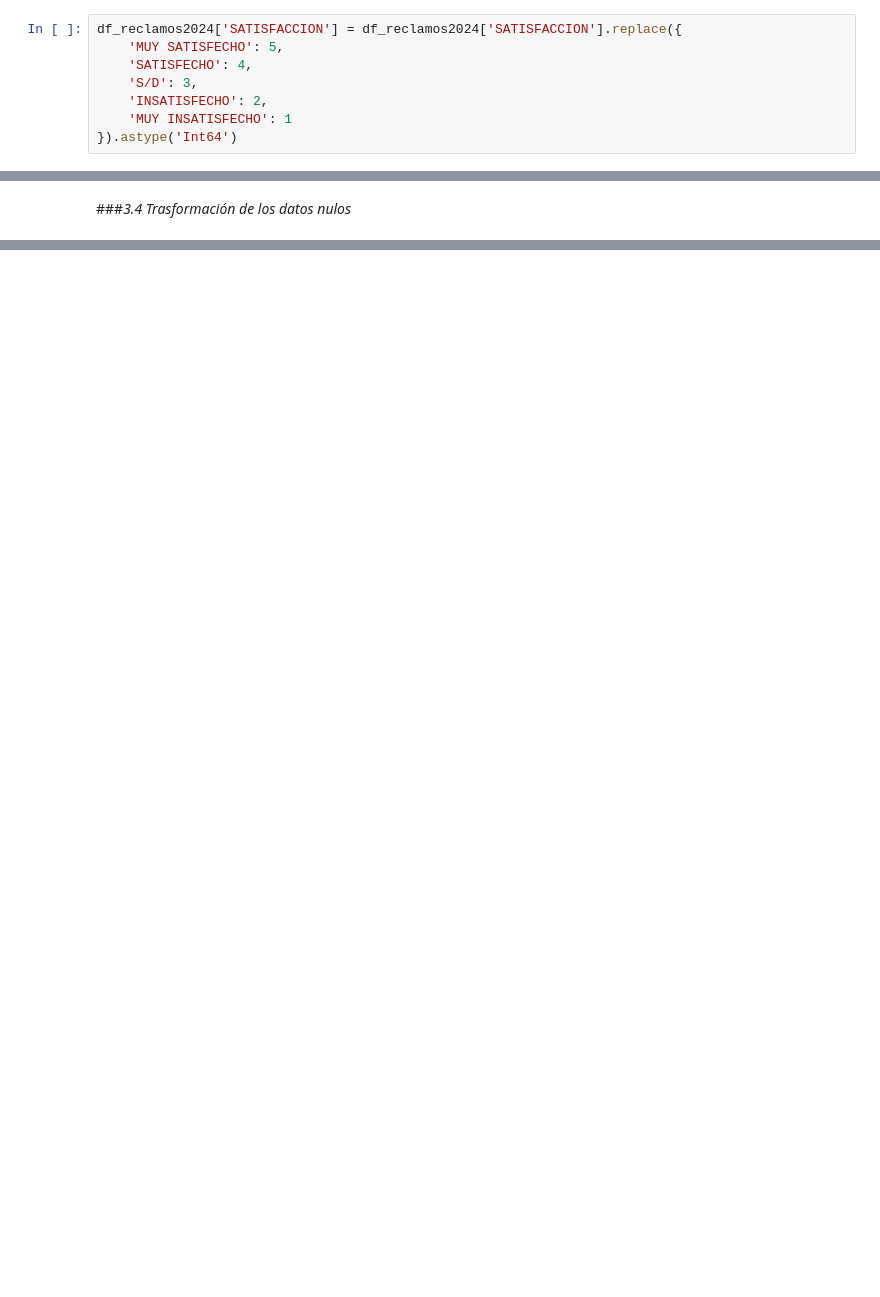
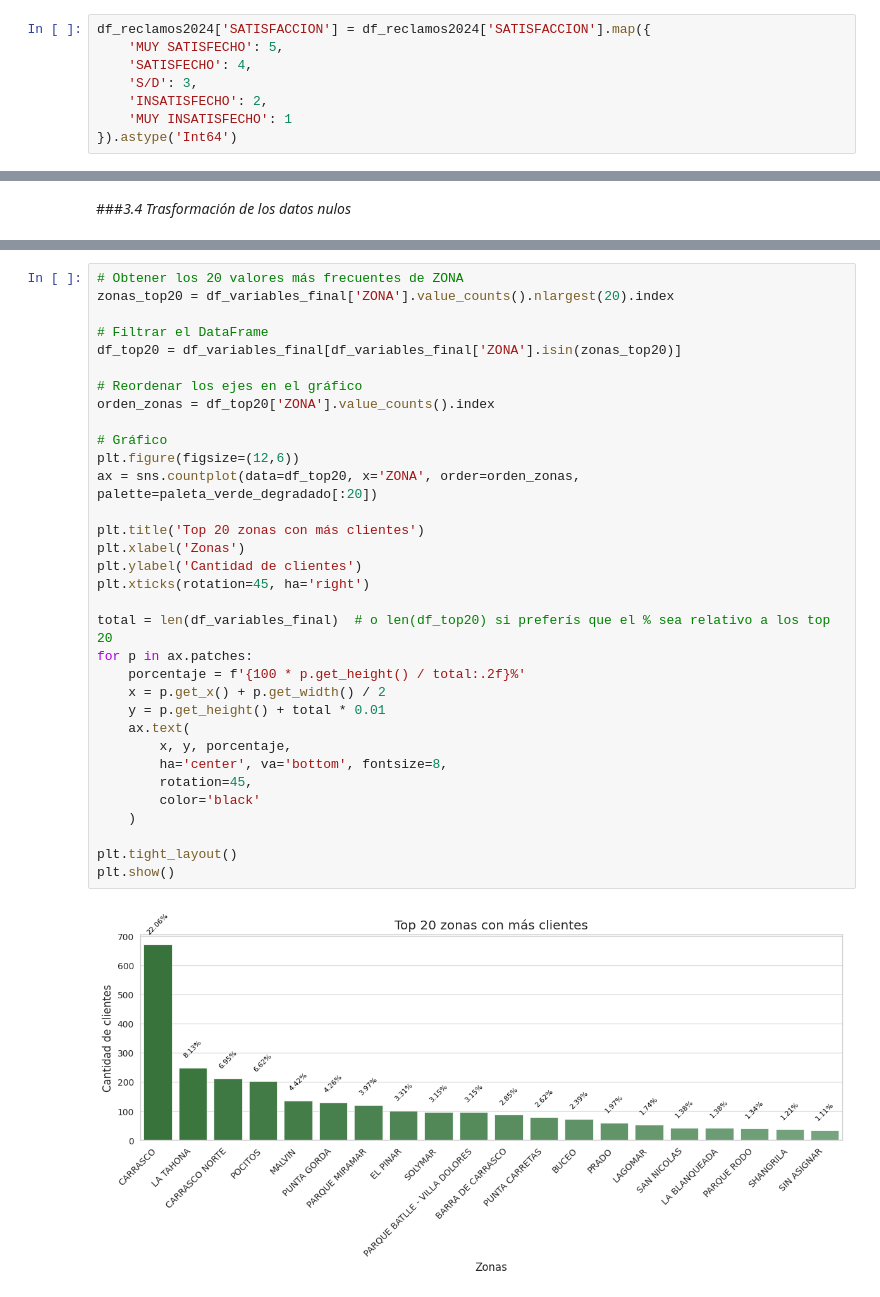
Before and after one commit to lomerrod/proyectofinalDS2, a Jupyter notebook: ProyectoParteIII+RodriguezLorena.ipynb, the cells around one changed output, grey strips where cells are left out. Drawn from its saved outputs; the diff is of its cells as text; blank space fills up the shorter version.

```diff
--- a/ProyectoParteIII+RodriguezLorena.ipynb
+++ b/ProyectoParteIII+RodriguezLorena.ipynb
@@ -735,5 +780,5 @@ array(['SATISFECHO', 'MUY SATISFECHO', 'MUY INSATISFECHO', nan, 'S/D',
 # %%
-df_reclamos2024['SATISFACCION'] = df_reclamos2024['SATISFACCION'].replace({
+df_reclamos2024['SATISFACCION'] = df_reclamos2024['SATISFACCION'].map({
     'MUY SATISFECHO': 5,
     'SATISFECHO': 4,
     'S/D': 3,
@@ -754,0 +1242,35 @@ Length: 6, dtype: Int64
+# %%
+# Obtener los 20 valores más frecuentes de ZONA
+zonas_top20 = df_variables_final['ZONA'].value_counts().nlargest(20).index
+
+# Filtrar el DataFrame
+df_top20 = df_variables_final[df_variables_final['ZONA'].isin(zonas_top20)]
+
+# Reordenar los ejes en el gráfico
+orden_zonas = df_top20['ZONA'].value_counts().index
+
+# Gráfico
+plt.figure(figsize=(12,6))
+ax = sns.countplot(data=df_top20, x='ZONA', order=orden_zonas, palette=paleta_verde_degradado[:20])
+
+plt.title('Top 20 zonas con más clientes')
+plt.xlabel('Zonas')
+plt.ylabel('Cantidad de clientes')
+plt.xticks(rotation=45, ha='right')
+
+total = len(df_variables_final)  # o len(df_top20) si preferís que el % sea relativo a los top 20
+for p in ax.patches:
+    porcentaje = f'{100 * p.get_height() / total:.2f}%'
+    x = p.get_x() + p.get_width() / 2
+    y = p.get_height() + total * 0.01
+    ax.text(
+        x, y, porcentaje,
+        ha='center', va='bottom', fontsize=8,
+        rotation=45,
+        color='black'
+    )
+
+plt.tight_layout()
+plt.show()
+# %% [output]
+[figure, added]
```
Also changed, not shown: parts of 88 cells of this notebook.
